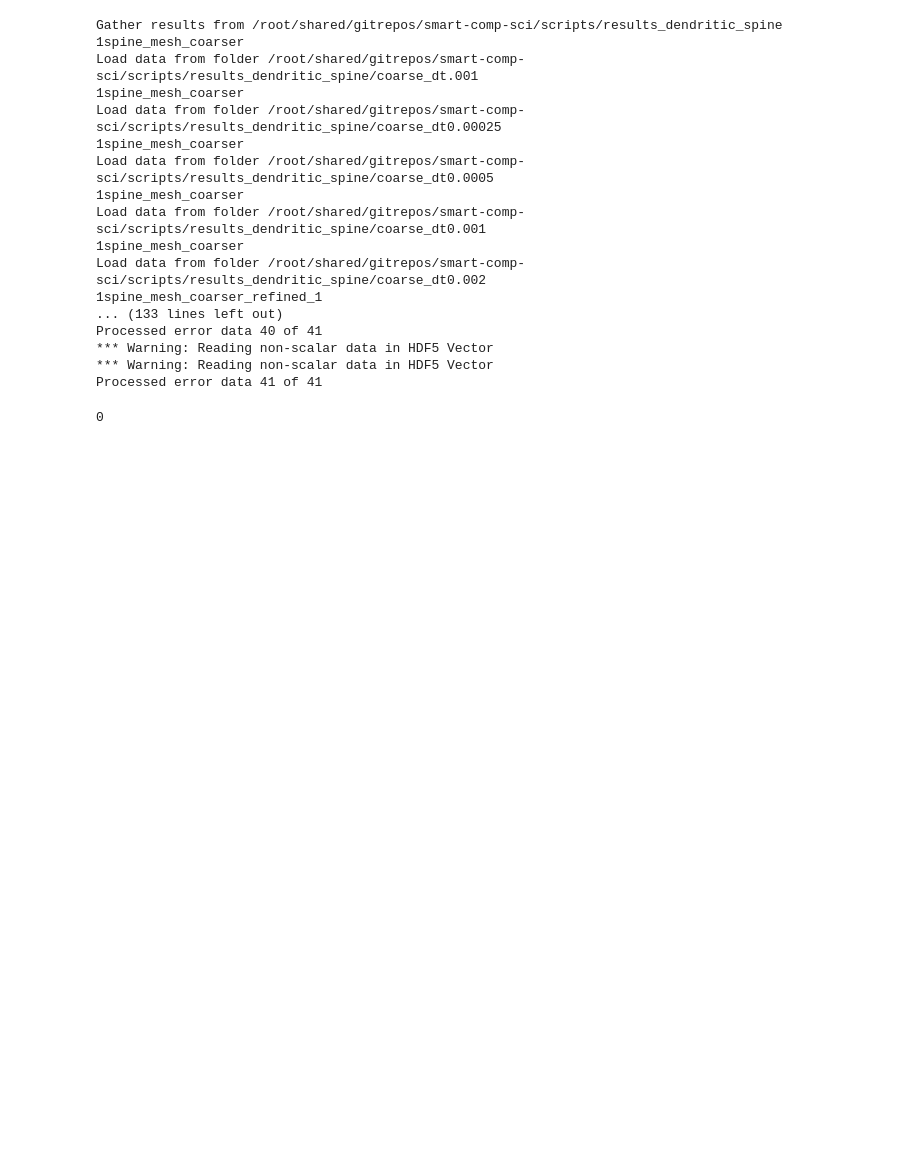
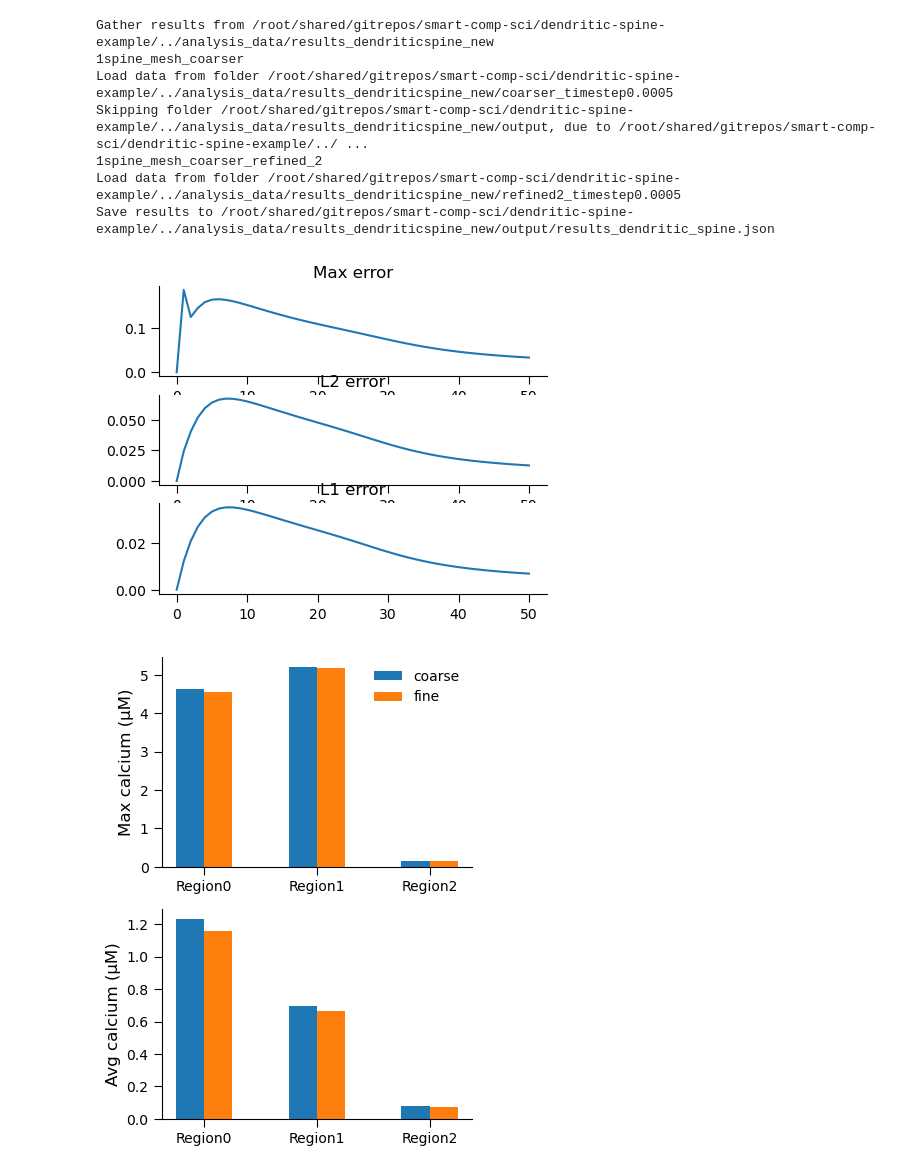
Before and after one commit to RangamaniLabUCSD/smart-nanopillars, a Jupyter notebook: dendritic-spine-example/dendritic-spine-figs.ipynb, the cells around one changed output. Drawn from its saved outputs; the diff is of its cells as text; code cells hidden in the pictures; blank space fills up the shorter version.

Commit message:
Cleaning up and refining figure generating Jupyter notebooks for each example - add on matplotlib settings in file and plot_utils

```diff
--- a/dendritic-spine-example/dendritic-spine-figs.ipynb
+++ b/dendritic-spine-example/dendritic-spine-figs.ipynb
@@ -4,17 +4,6 @@ sys.path.append("/root/shared/gitrepos/smart-comp-sci/utils")
 import smart_analysis
 from matplotlib import pyplot as plt
 import numpy as np
-import matplotlib
-params = {'axes.labelsize': 12,
-            'axes.titlesize': 6,
-            'legend.fontsize': 10,
-            'xtick.labelsize':10,
-            'ytick.labelsize': 10,
-            'figure.figsize': (6,4),
-            'pdf.fonttype': 42,
-            'ps.fonttype': 42,
-            'axes.spines.top': False,
-            'axes.spines.right': False,
-            'legend.loc': "right"}
-matplotlib.rcParams.update(params)
+plt.style.use(str(pathlib.Path.cwd() / ".." / "utils" / "smart_plots.mplstyle"))
+cur_dir = "/root/shared/gitrepos/smart-comp-sci/dendritic-spine-example"
 # %%
@@ -69,26 +58,31 @@ for i in range(len(spine_files)):
     ax2.set_ylim([60, 69])
     ax2.set_xlabel("Time (s)")
 # plt.savefig("/root/shared/gitrepos/pyplots/spine_both_plots.pdf", format="pdf")
-# %%
-import postprocess
-postprocess.main(results_folder=pathlib.Path("/root/shared/gitrepos/smart-comp-sci/scripts/results_dendritic_spine"),
-    output_folder=pathlib.Path("output"))
-# %% [output]
-Gather results from /root/shared/gitrepos/smart-comp-sci/scripts/results_dendritic_spine
-1spine_mesh_coarser
-Load data from folder /root/shared/gitrepos/smart-comp-sci/scripts/results_dendritic_spine/coarse_dt.001
-1spine_mesh_coarser
-Load data from folder /root/shared/gitrepos/smart-comp-sci/scripts/results_dendritic_spine/coarse_dt0.00025
-1spine_mesh_coarser
-Load data from folder /root/shared/gitrepos/smart-comp-sci/scripts/results_dendritic_spine/coarse_dt0.0005
-1spine_mesh_coarser
-Load data from folder /root/shared/gitrepos/smart-comp-sci/scripts/results_dendritic_spine/coarse_dt0.001
-1spine_mesh_coarser
-Load data from folder /root/shared/gitrepos/smart-comp-sci/scripts/results_dendritic_spine/coarse_dt0.002
-1spine_mesh_coarser_refined_1
-... (133 lines left out)
-Processed error data 40 of 41
-*** Warning: Reading non-scalar data in HDF5 Vector
-*** Warning: Reading non-scalar data in HDF5 Vector
-Processed error data 41 of 41
-0
+# %%
+import postprocess, json
+results_folder = pathlib.Path.cwd() / ".." / "analysis_data" / "results_dendriticspine_new"
+output_folder = results_folder / "output"
+output_folder.mkdir(exist_ok=True, parents=True)
+results_file = output_folder / "results_dendritic_spine.json"
+
+print(f"Gather results from {results_folder}")
+all_results = postprocess.load_all_data(results_folder)
+print(f"Save results to {results_file.absolute()}")
+results_file.write_text(
+    json.dumps([r.to_json() for r in all_results], indent=4)
+)
+spine_head = [-1000,-1000,0.2,1000,1000,1000]
+spine_neck = [0, -1000, -0.4, 1000, 1000, 0.2]
+spine_shaft = [-1000,-1000,-1000,1000,1000,-0.4]
+domains = [spine_head, spine_neck, spine_shaft]
+postprocess.plot_linf_error(all_results, output_folder, format=".pdf", subdomains=domains)
+# %% [output]
+Gather results from /root/shared/gitrepos/smart-comp-sci/dendritic-spine-example/../analysis_data/results_dendriticspine_new
+1spine_mesh_coarser
+Load data from folder /root/shared/gitrepos/smart-comp-sci/dendritic-spine-example/../analysis_data/results_dendriticspine_new/coarser_timestep0.0005
+Skipping folder /root/shared/gitrepos/smart-comp-sci/dendritic-spine-example/../analysis_data/results_dendriticspine_new/output, due to /root/shared/gitrepos/smart-comp-sci/dendritic-spine-example/../ ...
+1spine_mesh_coarser_refined_2
+Load data from folder /root/shared/gitrepos/smart-comp-sci/dendritic-spine-example/../analysis_data/results_dendriticspine_new/refined2_timestep0.0005
+Save results to /root/shared/gitrepos/smart-comp-sci/dendritic-spine-example/../analysis_data/results_dendriticspine_new/output/results_dendritic_spine.json
+[figure, added]
+[figure, added]
```
Also changed, not shown: parts of 2 cells of this notebook, 18 other files.
